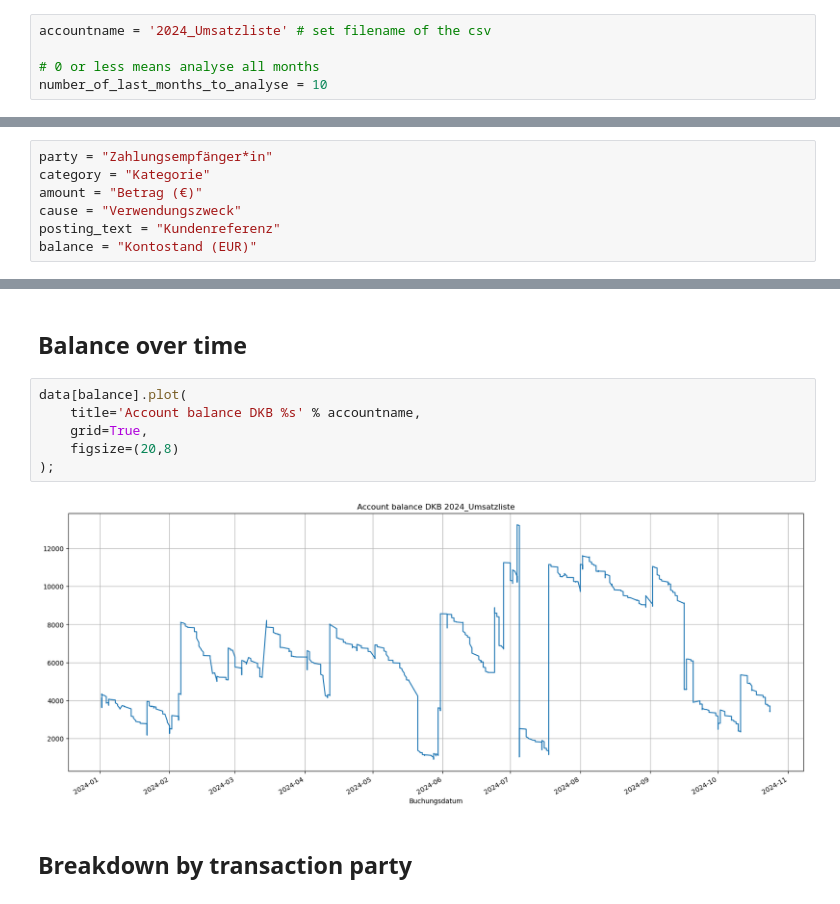
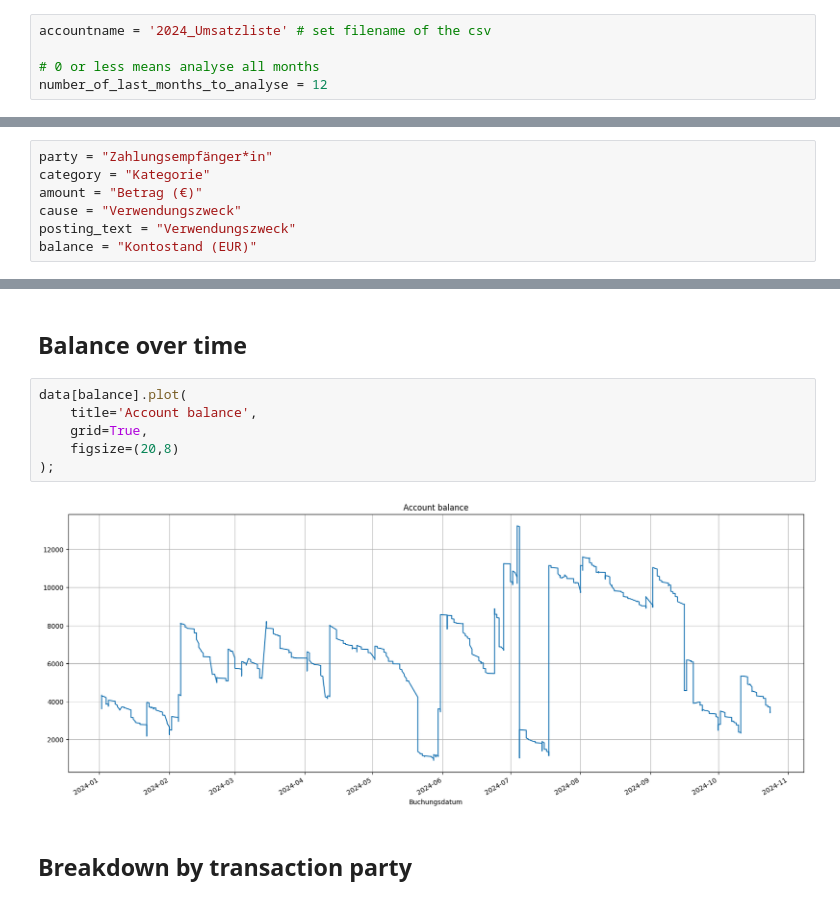
Before and after one commit to carhartt21/dkb_analysis, a Jupyter notebook: DKB-Kontoauszug-Visualizer.ipynb, the cells around one changed output, grey strips where cells are left out. Drawn from its saved outputs; the diff is of its cells as text.

```diff
--- a/DKB-Kontoauszug-Visualizer.ipynb
+++ b/DKB-Kontoauszug-Visualizer.ipynb
@@ -12,7 +12,7 @@ import matplotlib.pyplot as plt
 accountname = '2024_Umsatzliste' # set filename of the csv
 
 # 0 or less means analyse all months
-number_of_last_months_to_analyse = 10
+number_of_last_months_to_analyse = 12
 # %% [markdown]
 ### Read csv
 Works for DKB csv as of 2022-12-31.
@@ -68,7 +68,7 @@ party = "Zahlungsempfänger*in"
 category = "Kategorie"
 amount = "Betrag (€)"
 cause = "Verwendungszweck"
-posting_text = "Kundenreferenz"
+posting_text = "Verwendungszweck"
 balance = "Kontostand (EUR)"
 # %% [markdown]
 ### Cleanup
@@ -147,12 +147,12 @@ balance during csv timespan -1028.5
 ## Balance over time
 # %%
 data[balance].plot(
-    title='Account balance DKB %s' % accountname,
+    title='Account balance',
     grid=True,
     figsize=(20,8)
 );
 # %% [output]
-[figure, old version]
+[figure, new version]
 # %% [markdown]
 ## Breakdown by transaction party
 # %%
```
Also changed, not shown: parts of 12 cells of this notebook, 2 other files.
